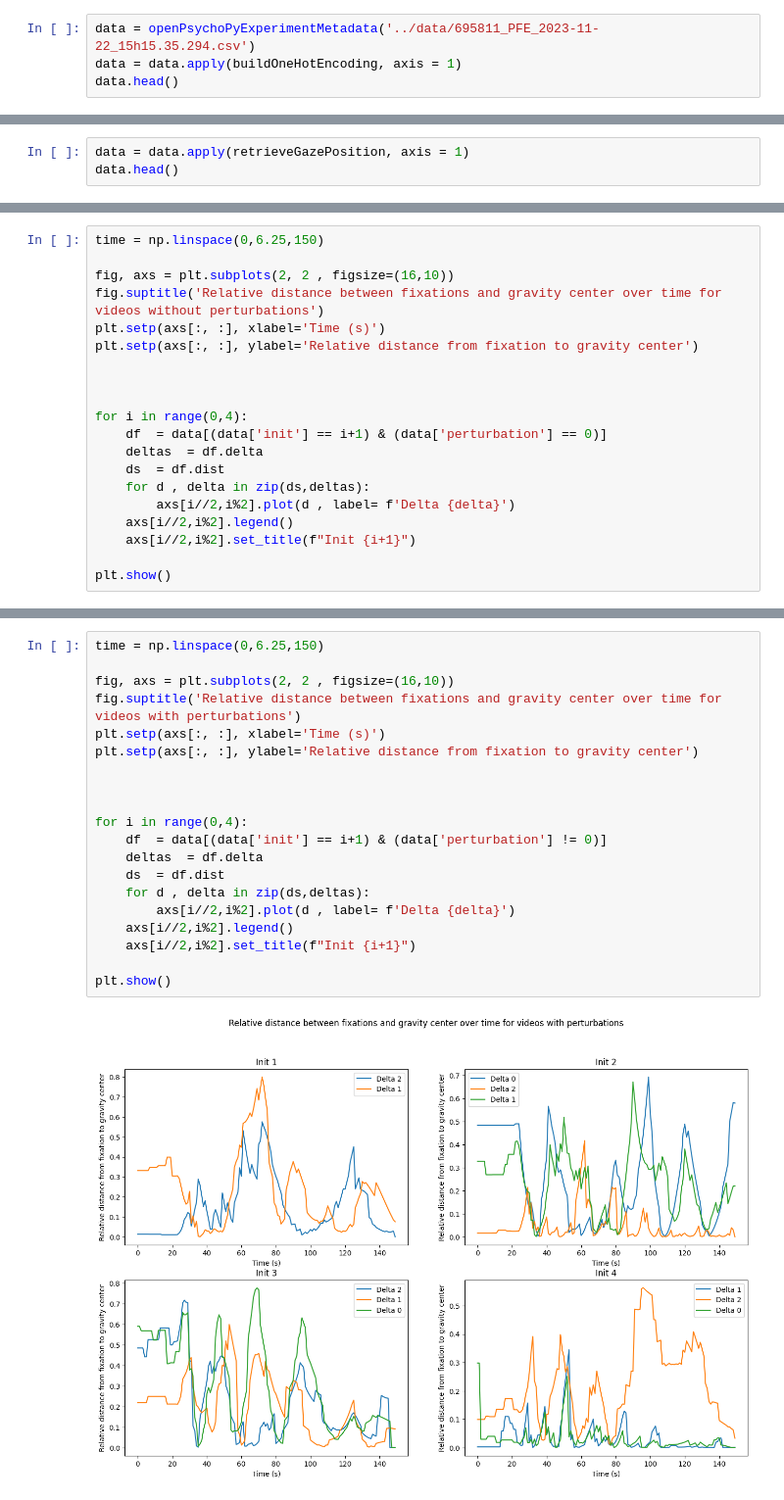
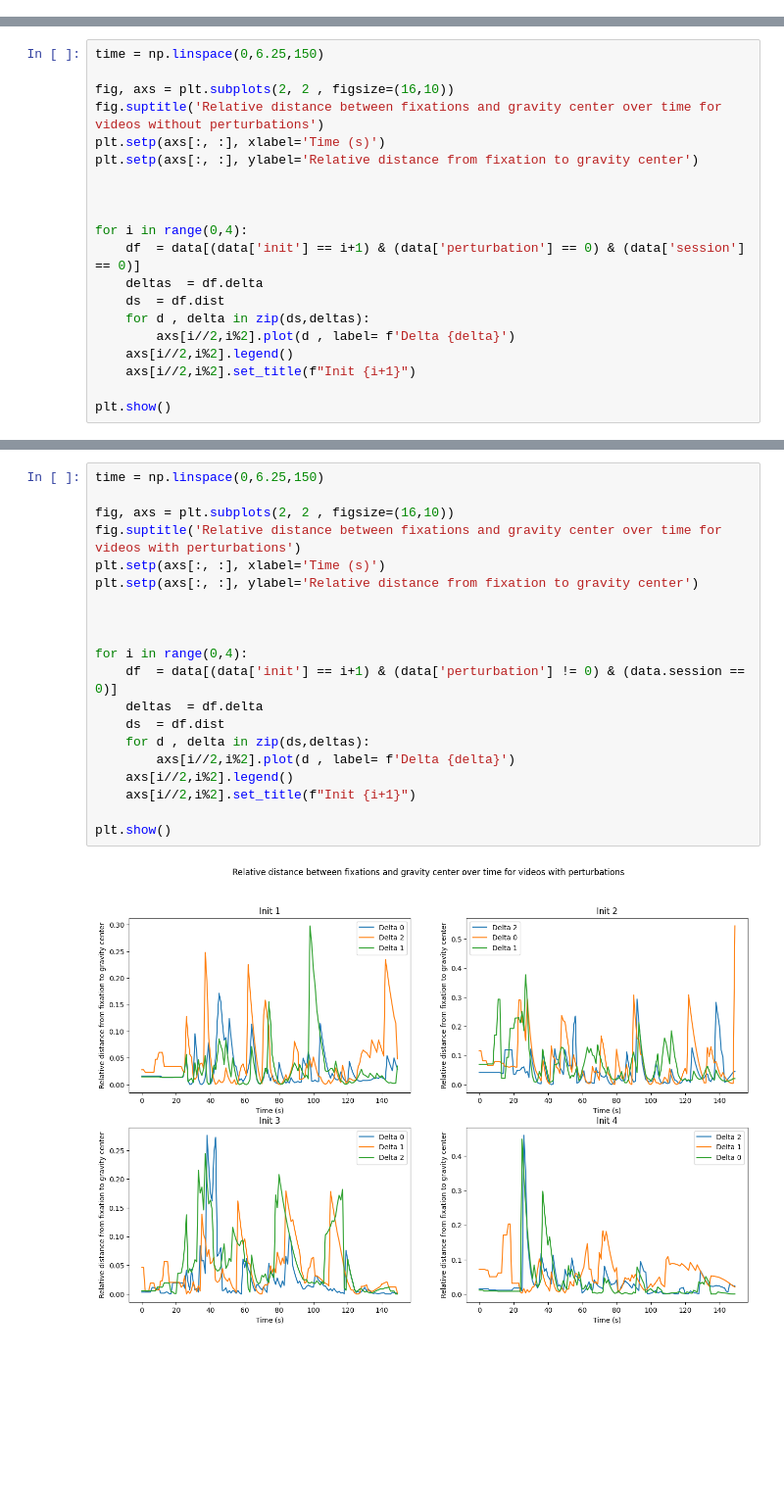
Before and after one commit to QuentinPerret/PFE-EyeTracking, a Jupyter notebook: notebooks/data_analyzer.ipynb, the cells around one changed output, grey strips where cells are left out. Shown: that part at 98% size. Drawn from its saved outputs; the diff is of its cells as text; blank space fills up the shorter version.

```diff
--- a/notebooks/data_analyzer.ipynb
+++ b/notebooks/data_analyzer.ipynb
@@ -22,4 +13,0 @@ objectCenter.head()
-# %%
-data = openPsychoPyExperimentMetadata('../data/695811_PFE_2023-11-22_15h15.35.294.csv')
-data = data.apply(buildOneHotEncoding, axis = 1)
-data.head()
@@ -33,3 +13,0 @@ data.head()
-# %%
-data = data.apply(retrieveGazePosition, axis = 1)
-data.head()
@@ -129,7 +125,7 @@ plt.setp(axs[:, :], ylabel='Relative distance from fixation to gravity center')
 
 
 for i in range(0,4):
-    df  = data[(data['init'] == i+1) & (data['perturbation'] == 0)]
+    df  = data[(data['init'] == i+1) & (data['perturbation'] == 0) & (data['session'] == 0)]
     deltas  = df.delta
     ds  = df.dist
     for d , delta in zip(ds,deltas):
@@ -143,23 +139,23 @@ plt.show()
 # %%
 time = np.linspace(0,6.25,150)
 
 fig, axs = plt.subplots(2, 2 , figsize=(16,10))
 fig.suptitle('Relative distance between fixations and gravity center over time for videos with perturbations')
 plt.setp(axs[:, :], xlabel='Time (s)')
 plt.setp(axs[:, :], ylabel='Relative distance from fixation to gravity center')
 
 
 
 for i in range(0,4):
-    df  = data[(data['init'] == i+1) & (data['perturbation'] != 0)]
+    df  = data[(data['init'] == i+1) & (data['perturbation'] != 0) & (data.session == 0)]
     deltas  = df.delta
     ds  = df.dist
     for d , delta in zip(ds,deltas):
         axs[i//2,i%2].plot(d , label= f'Delta {delta}')
     axs[i//2,i%2].legend()
     axs[i//2,i%2].set_title(f"Init {i+1}")
 
 plt.show()
 # %% [output]
-[figure, old version]
+[figure, new version]
 # %%
```
Also changed, not shown: parts of 14 cells of this notebook, 4 other files.
